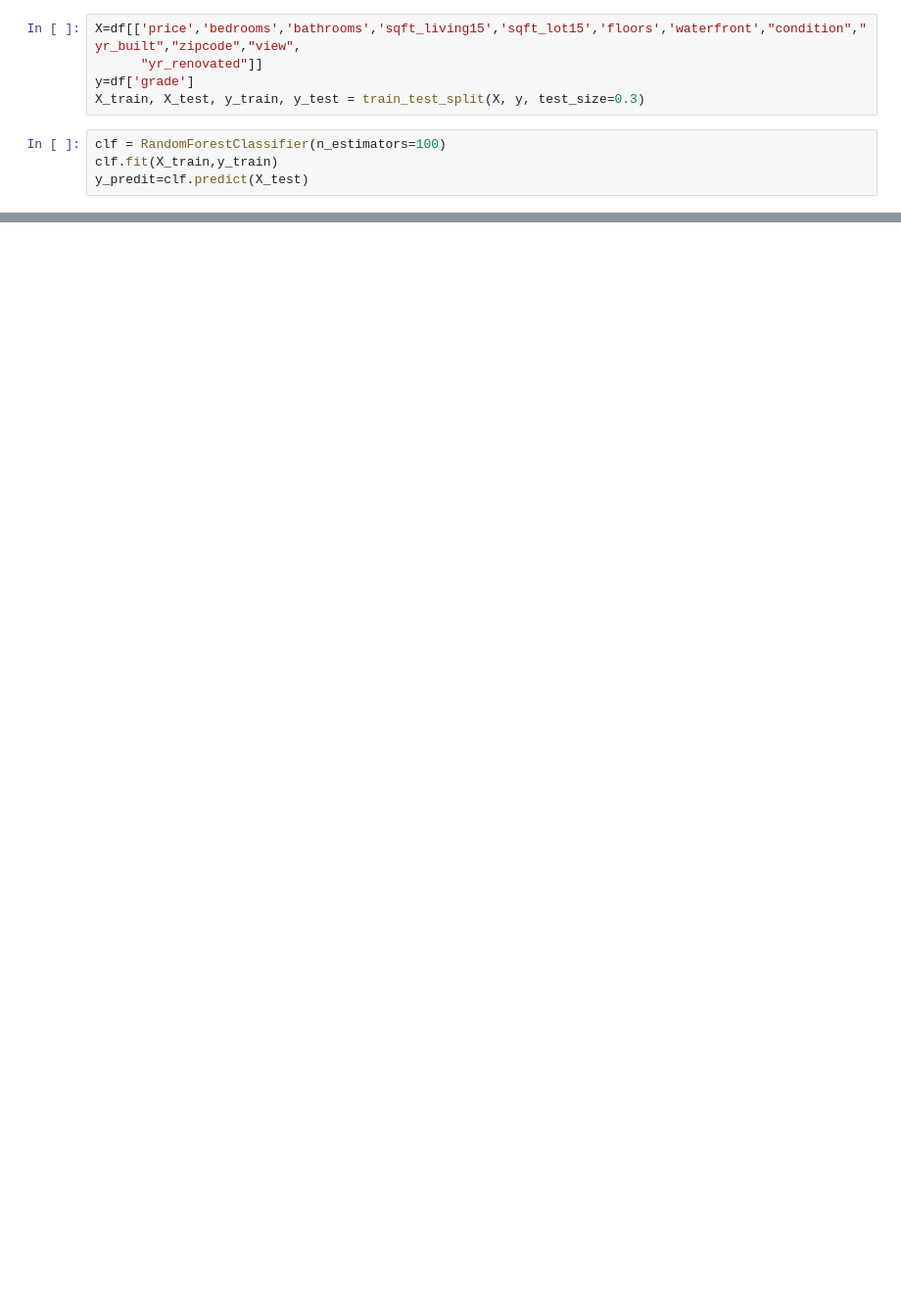
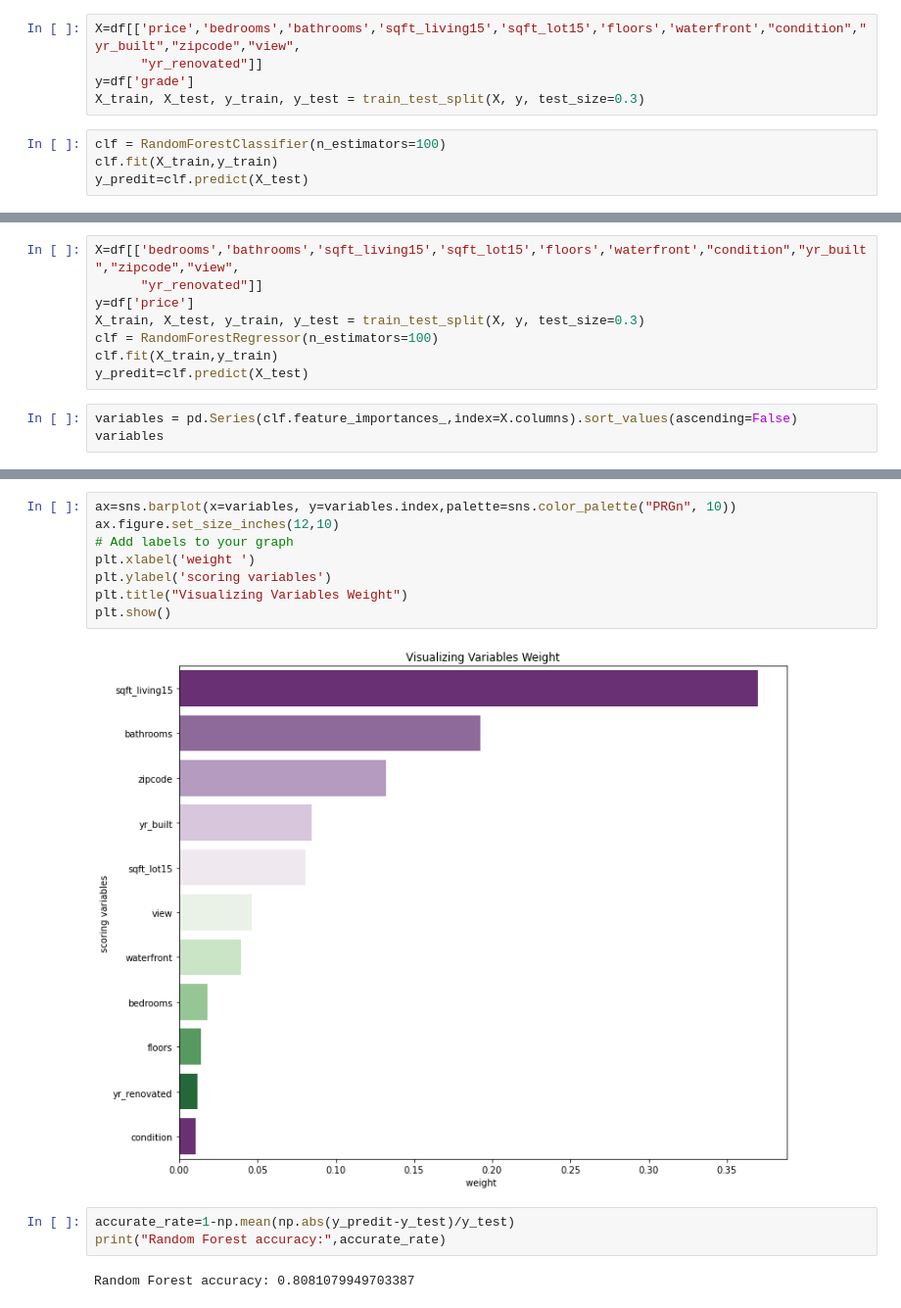
Before and after one commit to wentaowv/cse351, a Jupyter notebook: project.ipynb, the cells around one changed output, grey strips where cells are left out. Shown: that part at 98% size. Drawn from its saved outputs; the diff is of its cells as text; blank space fills up the shorter version.

```diff
--- a/project.ipynb
+++ b/project.ipynb
@@ -143,0 +222,11 @@ ax = sns.scatterplot(x=wealthy.lat, y=wealthy.long, hue=wealthy.price)
+# %%
+X=df[['bedrooms','bathrooms','sqft_living15','sqft_lot15','floors','waterfront',"condition","yr_built","zipcode","view",
+      "yr_renovated"]]
+y=df['price']
+X_train, X_test, y_train, y_test = train_test_split(X, y, test_size=0.3)
+clf = RandomForestRegressor(n_estimators=100)
+clf.fit(X_train,y_train)
+y_predit=clf.predict(X_test)
+# %%
+variables = pd.Series(clf.feature_importances_,index=X.columns).sort_values(ascending=False)
+variables
@@ -143,0 +246,15 @@ ax = sns.scatterplot(x=wealthy.lat, y=wealthy.long, hue=wealthy.price)
+# %%
+ax=sns.barplot(x=variables, y=variables.index,palette=sns.color_palette("PRGn", 10))
+ax.figure.set_size_inches(12,10)
+# Add labels to your graph
+plt.xlabel('weight ')
+plt.ylabel('scoring variables')
+plt.title("Visualizing Variables Weight")
+plt.show()
+# %% [output]
+[figure, added]
+# %%
+accurate_rate=1-np.mean(np.abs(y_predit-y_test)/y_test)
+print("Random Forest accuracy:",accurate_rate)
+# %% [output]
+Random Forest accuracy: 0.8081079949703387
```
Also changed, not shown: parts of 21 cells of this notebook.
